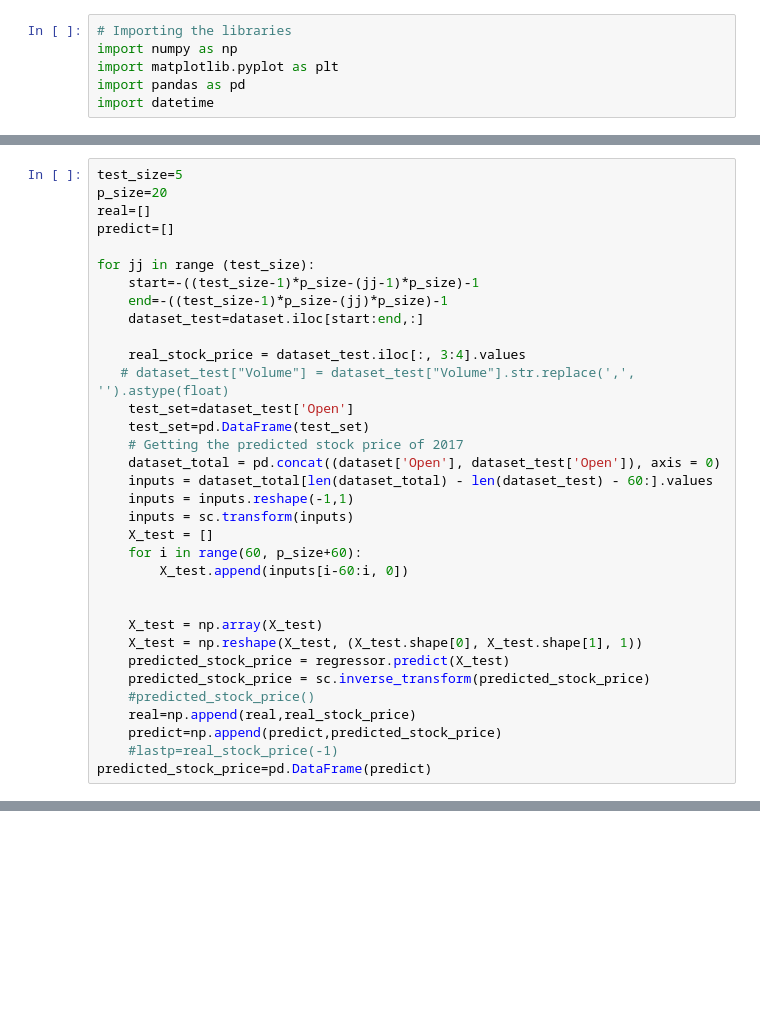
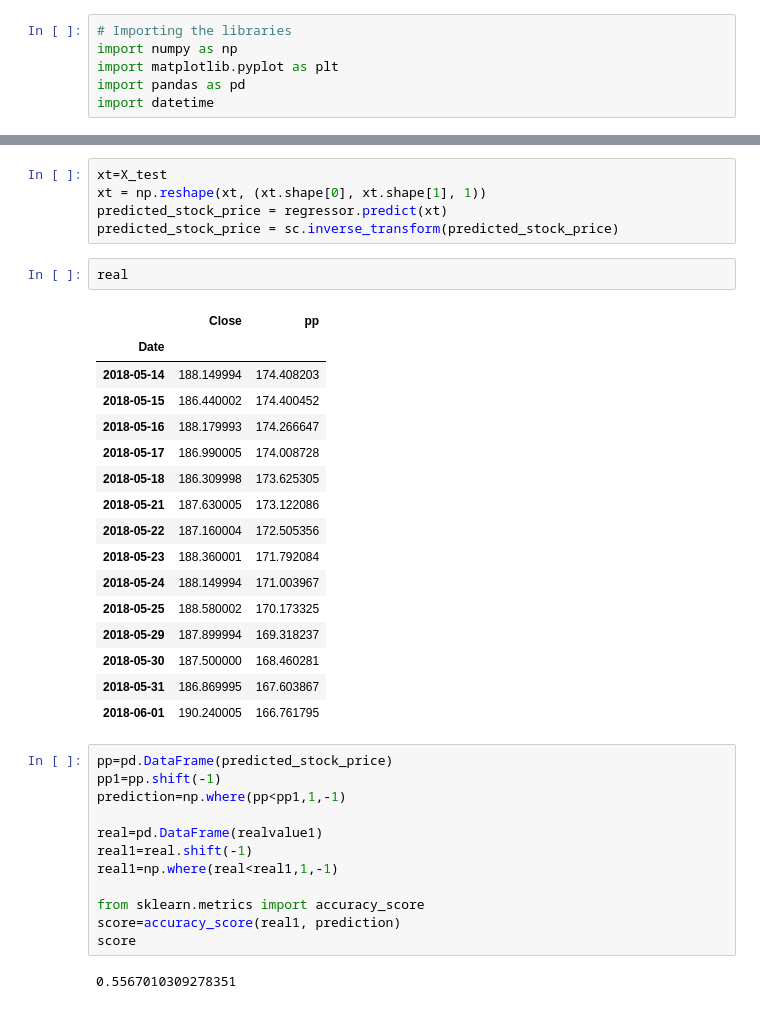
Before and after one commit to pqmzla1029/AIinFinance, a Jupyter notebook: Stock-Market-Analysis/Stock Market Google .ipynb, the cells around one changed output, grey strips where cells are left out. Cells and saved outputs as stored; diff of their text form; blank space fills up the shorter version.

```diff
--- a/Stock-Market-Analysis/Stock Market Google .ipynb
+++ b/Stock-Market-Analysis/Stock Market Google .ipynb
@@ -170,34 +6,0 @@ Epoch 30/30
-# %%
-test_size=5
-p_size=20
-real=[]
-predict=[]
-
-for jj in range (test_size):
-    start=-((test_size-1)*p_size-(jj-1)*p_size)-1
-    end=-((test_size-1)*p_size-(jj)*p_size)-1
-    dataset_test=dataset.iloc[start:end,:]
-
-    real_stock_price = dataset_test.iloc[:, 3:4].values
-   # dataset_test["Volume"] = dataset_test["Volume"].str.replace(',', '').astype(float)
-    test_set=dataset_test['Open']
-    test_set=pd.DataFrame(test_set)
-    # Getting the predicted stock price of 2017
-    dataset_total = pd.concat((dataset['Open'], dataset_test['Open']), axis = 0)
-    inputs = dataset_total[len(dataset_total) - len(dataset_test) - 60:].values
-    inputs = inputs.reshape(-1,1)
-    inputs = sc.transform(inputs)
-    X_test = []
-    for i in range(60, p_size+60):
-        X_test.append(inputs[i-60:i, 0])
-
-
-    X_test = np.array(X_test)
-    X_test = np.reshape(X_test, (X_test.shape[0], X_test.shape[1], 1))
-    predicted_stock_price = regressor.predict(X_test)
-    predicted_stock_price = sc.inverse_transform(predicted_stock_price)
-    #predicted_stock_price()
-    real=np.append(real,real_stock_price)
-    predict=np.append(predict,predicted_stock_price)
-    #lastp=real_stock_price(-1)
-predicted_stock_price=pd.DataFrame(predict)
@@ -227,0 +156,38 @@ i
+# %%
+xt=X_test
+xt = np.reshape(xt, (xt.shape[0], xt.shape[1], 1))
+predicted_stock_price = regressor.predict(xt)
+predicted_stock_price = sc.inverse_transform(predicted_stock_price)
+# %%
+real
+# %% [output]
+|  | Close | pp |
+| Date |  |  |
+| 2018-05-14 | 188.149994 | 174.408203 |
+| 2018-05-15 | 186.440002 | 174.400452 |
+| 2018-05-16 | 188.179993 | 174.266647 |
+| 2018-05-17 | 186.990005 | 174.008728 |
+| 2018-05-18 | 186.309998 | 173.625305 |
+| 2018-05-21 | 187.630005 | 173.122086 |
+| 2018-05-22 | 187.160004 | 172.505356 |
+| 2018-05-23 | 188.360001 | 171.792084 |
+| 2018-05-24 | 188.149994 | 171.003967 |
+| 2018-05-25 | 188.580002 | 170.173325 |
+| 2018-05-29 | 187.899994 | 169.318237 |
+| 2018-05-30 | 187.500000 | 168.460281 |
+| 2018-05-31 | 186.869995 | 167.603867 |
+| 2018-06-01 | 190.240005 | 166.761795 |
+# %%
+pp=pd.DataFrame(predicted_stock_price)
+pp1=pp.shift(-1)
+prediction=np.where(pp<pp1,1,-1)
+
+real=pd.DataFrame(realvalue1)
+real1=real.shift(-1)
+real1=np.where(real<real1,1,-1)
+
+from sklearn.metrics import accuracy_score
+score=accuracy_score(real1, prediction)
+score
+# %% [output]
+0.5567010309278351
```
Also changed, not shown: parts of 33 cells of this notebook, 1 other file.
